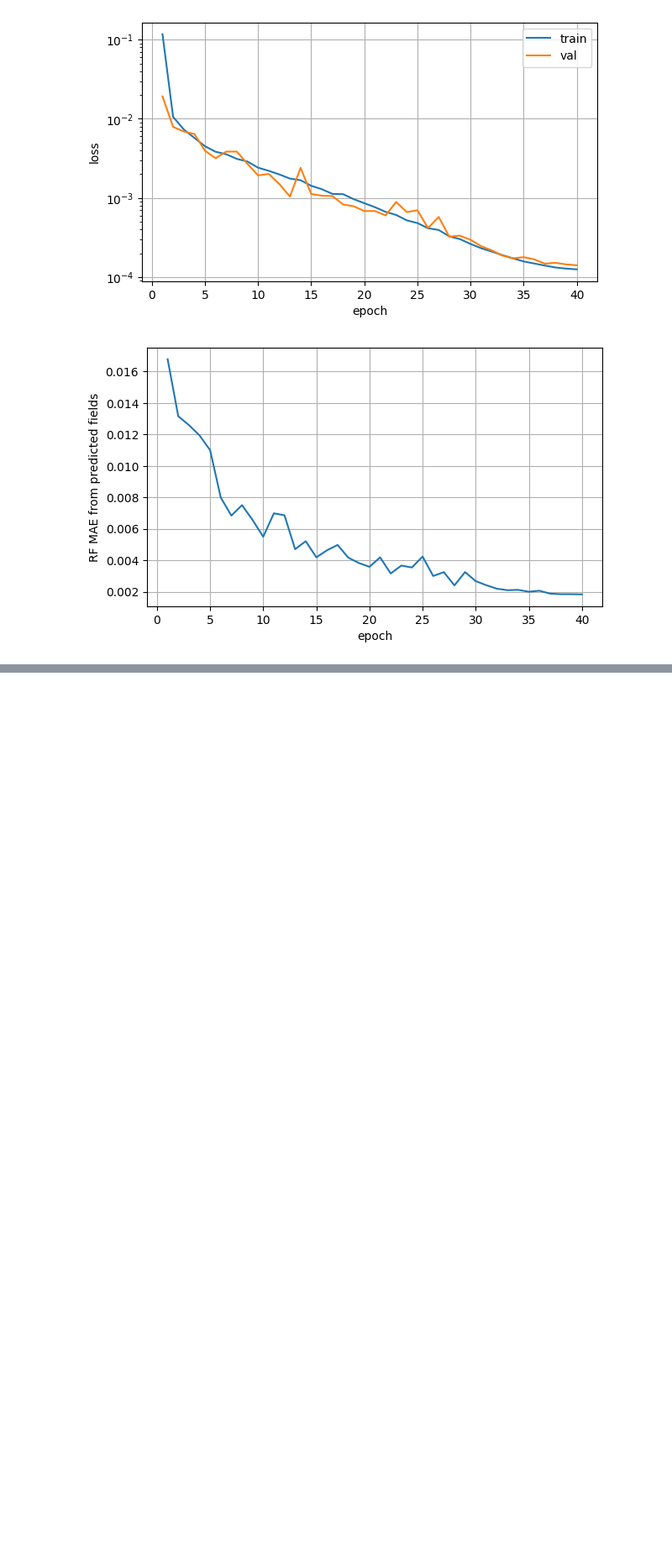
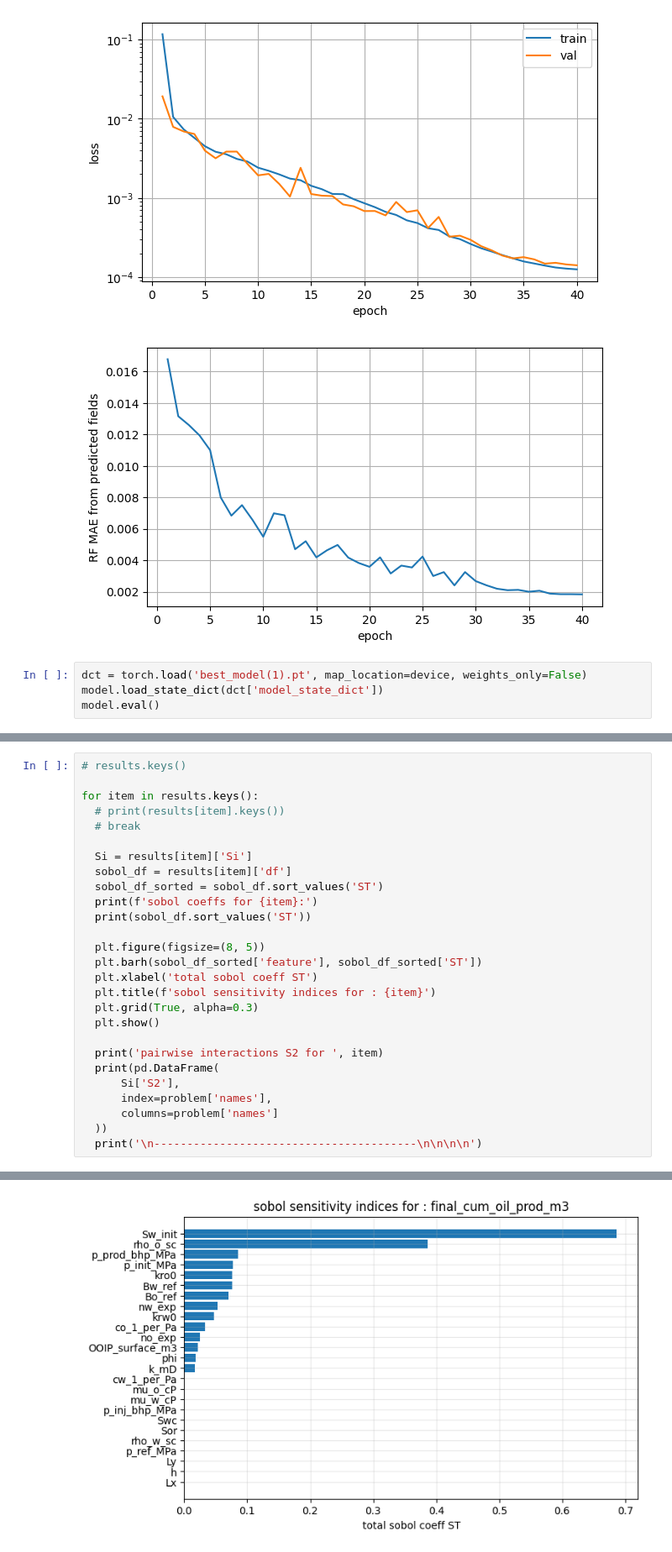
Before and after one commit to DmitrySavinskikh/graduate-paper-code, a Jupyter notebook: 25_4_completed_black_oil_generator+net+sobol.ipynb, the cells around one changed output, grey strips where cells are left out. Shown at 84% size. Cells and saved outputs as stored; diff of their text form; blank space fills up the shorter version.

Commit message:
added another notebook for black oil generator + good pce model with sobol coeffs

```diff
--- a/25_4_completed_black_oil_generator+net.ipynb
+++ b/25_4_completed_black_oil_generator+net+sobol.ipynb
@@ -459,3 +460,7 @@ plt.show()
 # %% [output]
 [figure]
 [figure]
+# %%
+dct = torch.load('best_model(1).pt', map_location=device, weights_only=False)
+model.load_state_dict(dct['model_state_dict'])
+model.eval()
@@ -461,0 +717,28 @@ plt.show()
+# %%
+# results.keys()
+
+for item in results.keys():
+  # print(results[item].keys())
+  # break
+
+  Si = results[item]['Si']
+  sobol_df = results[item]['df']
+  sobol_df_sorted = sobol_df.sort_values('ST')
+  print(f'sobol coeffs for {item}:')
+  print(sobol_df.sort_values('ST'))
+
+  plt.figure(figsize=(8, 5))
+  plt.barh(sobol_df_sorted['feature'], sobol_df_sorted['ST'])
+  plt.xlabel('total sobol coeff ST')
+  plt.title(f'sobol sensitivity indices for : {item}')
+  plt.grid(True, alpha=0.3)
+  plt.show()
+
+  print('pairwise interactions S2 for ', item)
+  print(pd.DataFrame(
+      Si['S2'],
+      index=problem['names'],
+      columns=problem['names']
+  ))
+  print('\n----------------------------------------\n\n\n\n')
+# %% [output]
@@ -461,0 +762 @@ plt.show()
+[figure, added]
```
Also changed, not shown: parts of 7 cells of this notebook.
